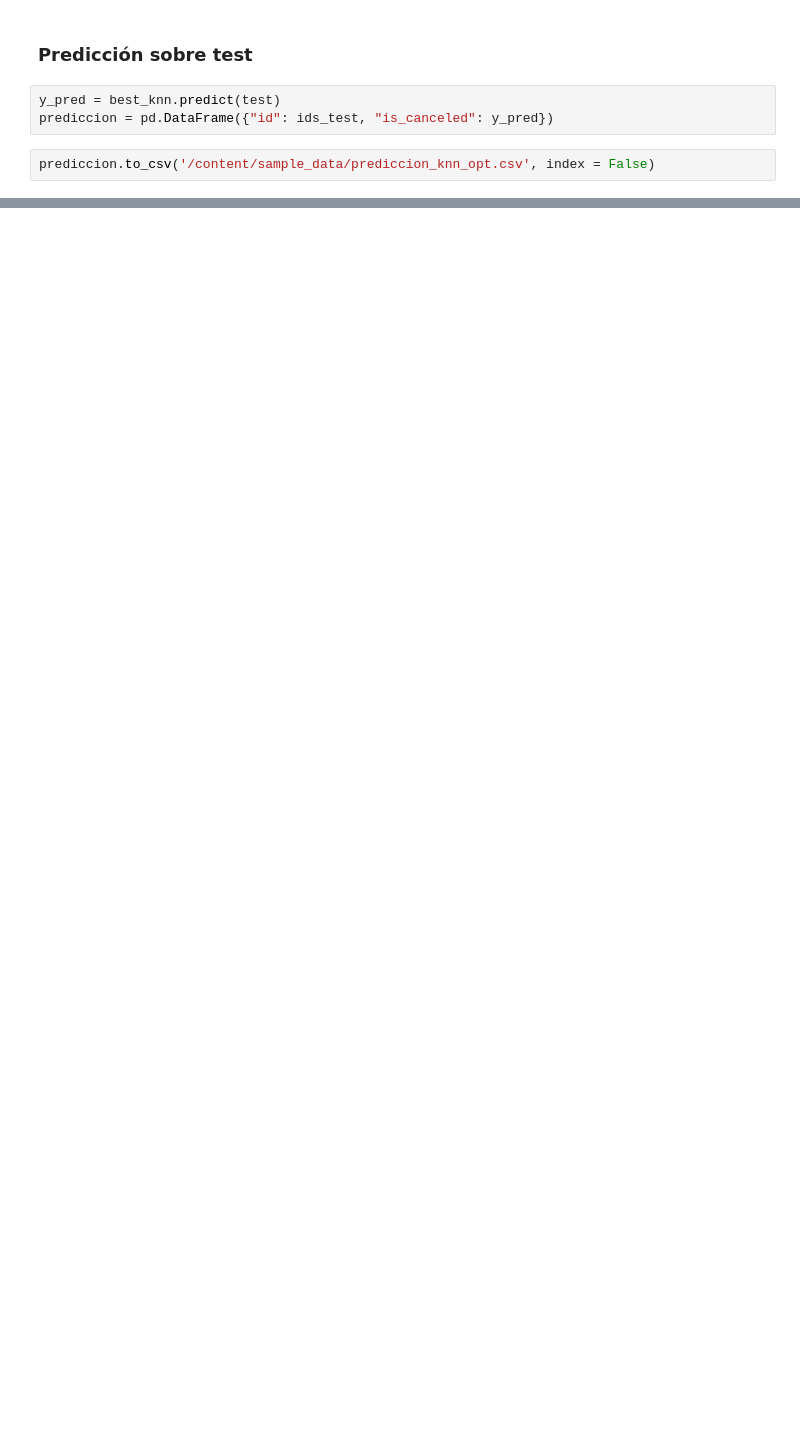
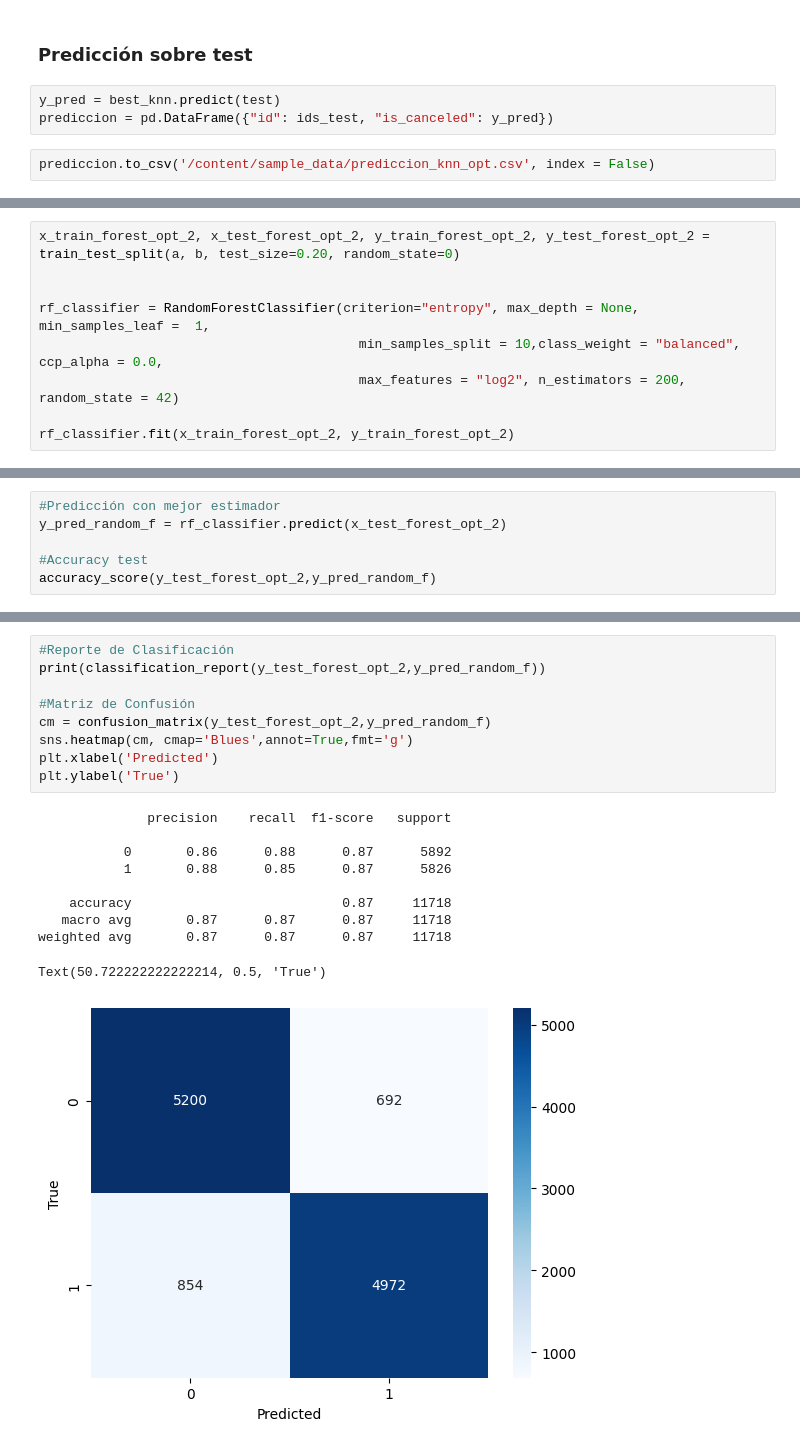
Before and after one commit to franmazzaro/7506R-2C2023-GRUPO39, a Jupyter notebook: 7506R_TP1_GRUPO39_CHP3_ENTREGA.ipynb, the cells around one changed output, grey strips where cells are left out. Cells and saved outputs as stored; diff of their text form; blank space fills up the shorter version.

Commit message:
random forest

```diff
--- a/7506R_TP1_GRUPO39_CHP3_ENTREGA.ipynb
+++ b/7506R_TP1_GRUPO39_CHP3_ENTREGA.ipynb
@@ -196,0 +316,9 @@ prediccion.to_csv('/content/sample_data/prediccion_knn_opt.csv', index = False)
+# %%
+x_train_forest_opt_2, x_test_forest_opt_2, y_train_forest_opt_2, y_test_forest_opt_2 = train_test_split(a, b, test_size=0.20, random_state=0)
+
+
+rf_classifier = RandomForestClassifier(criterion="entropy", max_depth = None, min_samples_leaf =  1,
+                                         min_samples_split = 10,class_weight = "balanced", ccp_alpha = 0.0,
+                                         max_features = "log2", n_estimators = 200, random_state = 42)
+
+rf_classifier.fit(x_train_forest_opt_2, y_train_forest_opt_2)
@@ -196,0 +331,6 @@ prediccion.to_csv('/content/sample_data/prediccion_knn_opt.csv', index = False)
+# %%
+#Predicción con mejor estimador
+y_pred_random_f = rf_classifier.predict(x_test_forest_opt_2)
+
+#Accuracy test
+accuracy_score(y_test_forest_opt_2,y_pred_random_f)
@@ -196,0 +359,20 @@ prediccion.to_csv('/content/sample_data/prediccion_knn_opt.csv', index = False)
+# %%
+#Reporte de Clasificación
+print(classification_report(y_test_forest_opt_2,y_pred_random_f))
+
+#Matriz de Confusión
+cm = confusion_matrix(y_test_forest_opt_2,y_pred_random_f)
+sns.heatmap(cm, cmap='Blues',annot=True,fmt='g')
+plt.xlabel('Predicted')
+plt.ylabel('True')
+# %% [output]
+              precision    recall  f1-score   support
+
+           0       0.86      0.88      0.87      5892
+           1       0.88      0.85      0.87      5826
+
+    accuracy                           0.87     11718
+   macro avg       0.87      0.87      0.87     11718
+weighted avg       0.87      0.87      0.87     11718
+Text(50.722222222222214, 0.5, 'True')
+[figure, added]
```
Also changed, not shown: parts of 45 cells of this notebook.
